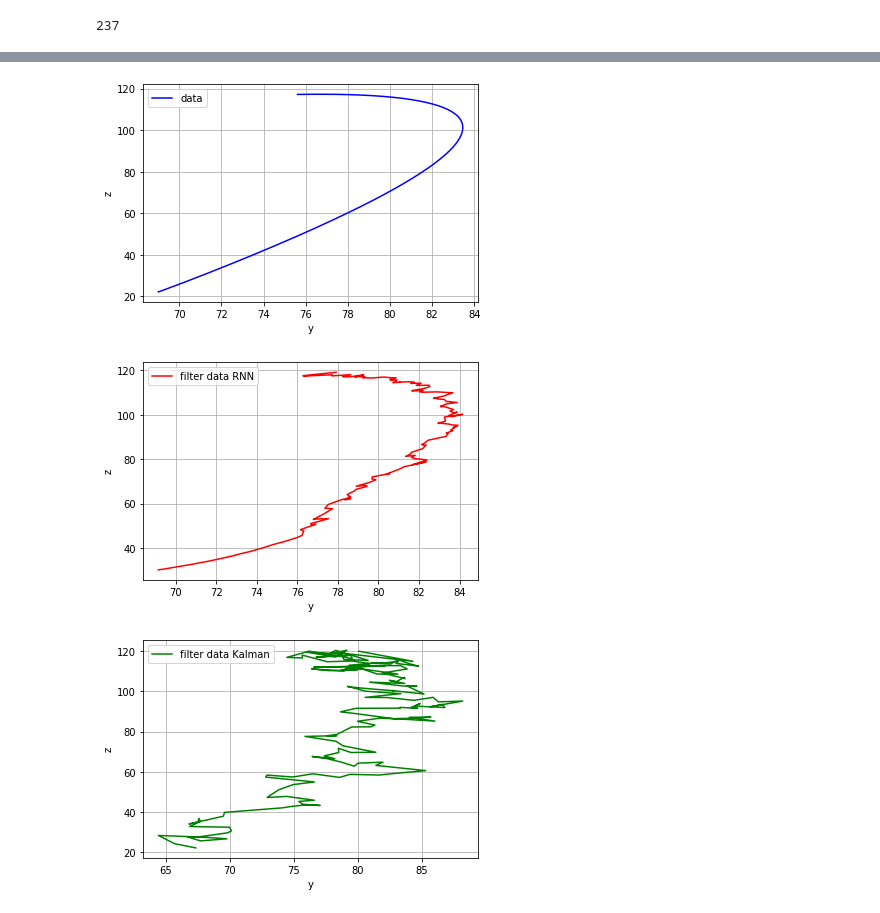
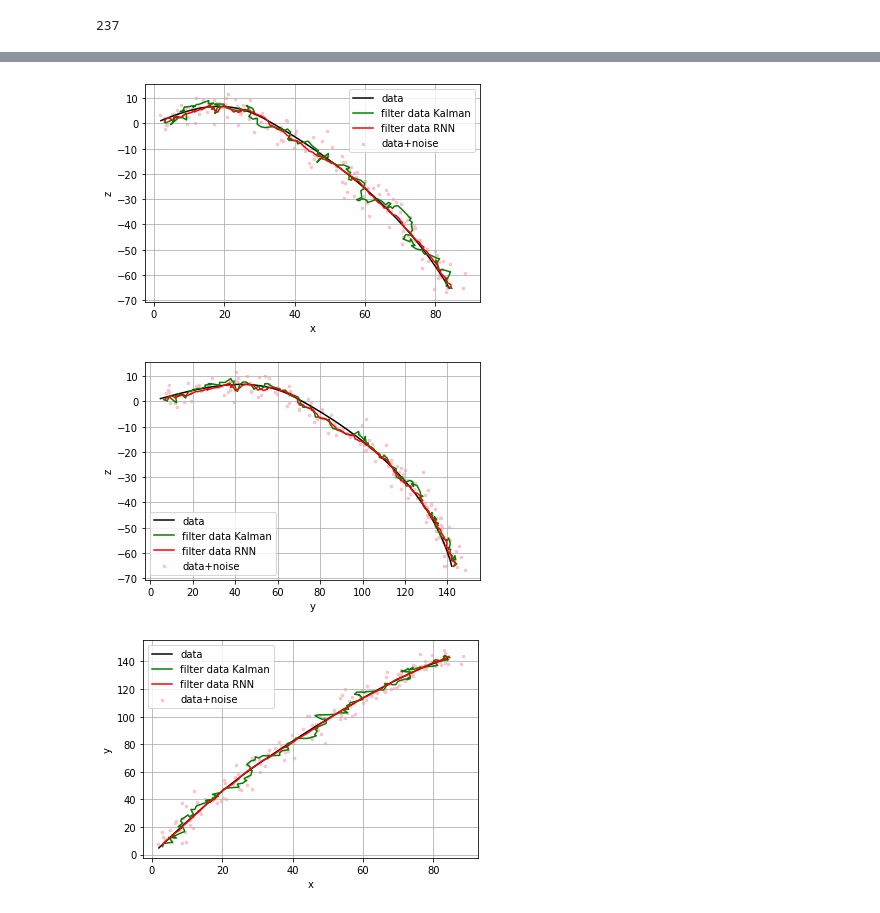
Before and after one commit to dart9905/coursework, a Jupyter notebook: KalmanNN/KalmanNN.ipynb, the cells around one changed output, grey strips where cells are left out. Drawn from its saved outputs; the diff is of its cells as text; code cells hidden in the pictures.

```diff
--- a/KalmanNN/KalmanNN.ipynb
+++ b/KalmanNN/KalmanNN.ipynb
@@ -1034,0 +1035,20 @@ mean accuracy kalman 52.0 %
+# %%
+k =1
+
+loss_rnn_k = []
+loss_kalman_k = []
+losss_measurement = []
+for i in range(len(test_data.data['data'][k])):
+    loss_kalman_k.append([test_data.data['data'][k,i,0] -data_trajectories_filter[k//BATCH_SIZE_TEST][k-k//BATCH_SIZE_TEST*BATCH_SIZE_TEST][i][0],
+                          test_data.data['data'][k,i,1] -data_trajectories_filter[k//BATCH_SIZE_TEST][k-k//BATCH_SIZE_TEST*BATCH_SIZE_TEST][i][1],
+                          test_data.data['data'][k,i,2] -data_trajectories_filter[k//BATCH_SIZE_TEST][k-k//BATCH_SIZE_TEST*BATCH_SIZE_TEST][i][2]])
+
+    loss_rnn_k.append([test_data.data['data'][k,i,0] -pack_predictions[k//BATCH_SIZE_TEST][k-k//BATCH_SIZE_TEST*BATCH_SIZE_TEST].numpy()[i][0],
+                       test_data.data['data'][k,i,1] -pack_predictions[k//BATCH_SIZE_TEST][k-k//BATCH_SIZE_TEST*BATCH_SIZE_TEST].numpy()[i][1],
+                       test_data.data['data'][k,i,2] -pack_predictions[k//BATCH_SIZE_TEST][k-k//BATCH_SIZE_TEST*BATCH_SIZE_TEST].numpy()[i][2]])
+    losss_measurement.append([test_data.data['data'][k,i,0]-test_data.data['data_noise'][k,i,0],
+                              test_data.data['data'][k,i,1]-test_data.data['data_noise'][k,i,1],
+                              test_data.data['data'][k,i,2]-test_data.data['data_noise'][k,i,2]])
+loss_kalman_k = np.absolute(np.array(loss_kalman_k))
+loss_rnn_k = np.absolute(np.array(loss_rnn_k))
+losss_measurement = np.absolute(np.array(losss_measurement))
@@ -1035,30 +1111,42 @@ mean accuracy kalman 52.0 %
 # %%
-k = 27
 a0 = start
 a1 = 0
-a2 = 1
+a2 = 2
 plt.ylabel('z')
-plt.xlabel('y')
-plt.plot(test_data.data['data'][k][a0:,a1], test_data.data['data'][k][a0:,a2], label='data', color='b')
-plt.legend()
-plt.grid(True)
-plt.show()
-
-plt.ylabel('z')
-plt.xlabel('y')
+plt.xlabel('x')
+plt.scatter(test_data.data['data_noise'][k][a0:,a1], test_data.data['data_noise'][k][a0:,a2], label='data+noise', c='pink', s=6)
+plt.plot(test_data.data['data'][k][a0:,a1], test_data.data['data'][k][a0:,a2], label='data', color='black')
+plt.plot(np.array(data_trajectories_filter[k//BATCH_SIZE_TEST][k-k//BATCH_SIZE_TEST*BATCH_SIZE_TEST])[a0:,a1],np.array(data_trajectories_filter[k//BATCH_SIZE_TEST][k-k//BATCH_SIZE_TEST*BATCH_SIZE_TEST])[a0:,a2], label='filter data Kalman', color='green')
 plt.plot(pack_predictions[k//BATCH_SIZE_TEST][k-k//BATCH_SIZE_TEST*BATCH_SIZE_TEST][a0:,a1], pack_predictions[k//BATCH_SIZE_TEST][k-k//BATCH_SIZE_TEST*BATCH_SIZE_TEST][a0:,a2], label='filter data RNN', color='r')
 plt.legend()
 plt.grid(True)
 plt.show()
 
+a1 = 1
+a2 = 2
 plt.ylabel('z')
 plt.xlabel('y')
+plt.scatter(test_data.data['data_noise'][k][a0:,a1], test_data.data['data_noise'][k][a0:,a2], label='data+noise', c='pink', s=6)
+plt.plot(test_data.data['data'][k][a0:,a1], test_data.data['data'][k][a0:,a2], label='data', color='black')
 plt.plot(np.array(data_trajectories_filter[k//BATCH_SIZE_TEST][k-k//BATCH_SIZE_TEST*BATCH_SIZE_TEST])[a0:,a1],np.array(data_trajectories_filter[k//BATCH_SIZE_TEST][k-k//BATCH_SIZE_TEST*BATCH_SIZE_TEST])[a0:,a2], label='filter data Kalman', color='green')
+plt.plot(pack_predictions[k//BATCH_SIZE_TEST][k-k//BATCH_SIZE_TEST*BATCH_SIZE_TEST][a0:,a1], pack_predictions[k//BATCH_SIZE_TEST][k-k//BATCH_SIZE_TEST*BATCH_SIZE_TEST][a0:,a2], label='filter data RNN', color='r')
 plt.legend()
 plt.grid(True)
 plt.show()
+
+a1 = 0
+a2 = 1
+plt.ylabel('y')
+plt.xlabel('x')
+plt.scatter(test_data.data['data_noise'][k][a0:,a1], test_data.data['data_noise'][k][a0:,a2], label='data+noise', c='pink', s=6)
+plt.plot(test_data.data['data'][k][a0:,a1], test_data.data['data'][k][a0:,a2], label='data', color='black')
+plt.plot(np.array(data_trajectories_filter[k//BATCH_SIZE_TEST][k-k//BATCH_SIZE_TEST*BATCH_SIZE_TEST])[a0:,a1],np.array(data_trajectories_filter[k//BATCH_SIZE_TEST][k-k//BATCH_SIZE_TEST*BATCH_SIZE_TEST])[a0:,a2], label='filter data Kalman', color='green')
+plt.plot(pack_predictions[k//BATCH_SIZE_TEST][k-k//BATCH_SIZE_TEST*BATCH_SIZE_TEST][a0:,a1], pack_predictions[k//BATCH_SIZE_TEST][k-k//BATCH_SIZE_TEST*BATCH_SIZE_TEST][a0:,a2], label='filter data RNN', color='r')
+plt.legend()
+plt.grid(True)
+plt.show()
 # %% [output]
-[figure, old version]
+[figure, new version]
-[figure, old version]
+[figure, new version]
-[figure, old version]
+[figure, new version]
 # %%
```
Also changed, not shown: parts of 5 cells of this notebook, 1 other file.
